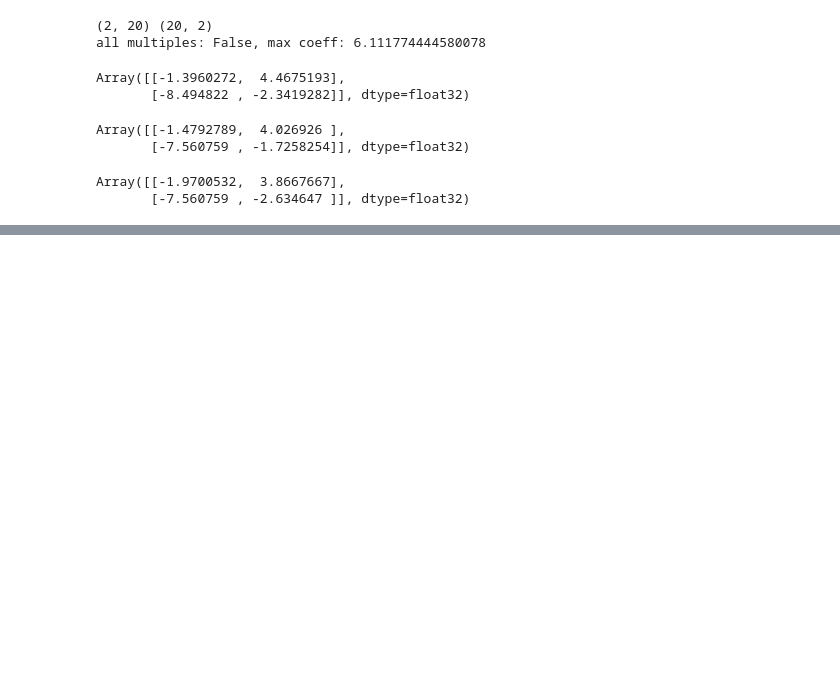
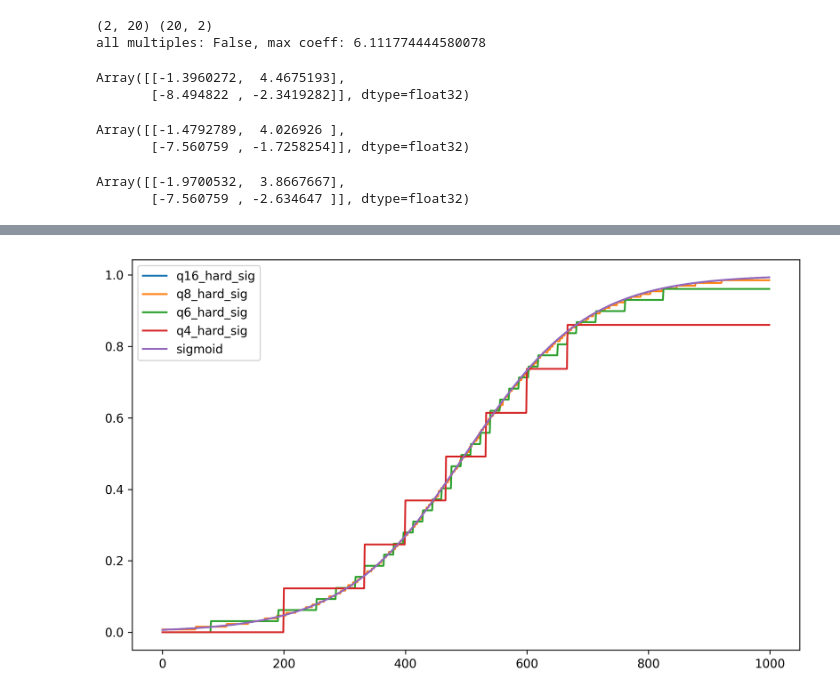
Before and after one commit to kmheckel/Q-S5, a Jupyter notebook: test_aqt.ipynb, the cells around one changed output, grey strips where cells are left out. Cells and saved outputs as stored; diff of their text form; code cells hidden in the pictures; blank space fills up the shorter version.

```diff
--- a/test_aqt.ipynb
+++ b/test_aqt.ipynb
@@ -205,0 +233,21 @@ Array([[-1.9700532,  3.8667667],
+# %%
+quant = lambda q, x: q(x, jnp.ones(1000, dtype=jnp.float32))
+# %%
+qh16 = q_had_maybe(16)
+qh8 = q_had_maybe(8)
+qh6 = q_had_maybe(6)
+qh4 = q_had_maybe(4)
+
+input_data = jnp.linspace(-5,5,1000)
+
+plt.figure(figsize=(10, 6), dpi=300)
+plt.plot(quant(qh16, jax.nn.sigmoid(quant(qh16, input_data))), label='q16_hard_sig')
+plt.plot(quant(qh8,  jax.nn.sigmoid(quant(qh8, input_data))), label='q8_hard_sig')
+plt.plot(quant(qh6,  jax.nn.sigmoid(quant(qh6, input_data))), label='q6_hard_sig')
+plt.plot(quant(qh4,  jax.nn.sigmoid(quant(qh4, input_data))), label='q4_hard_sig')
+plt.plot(jax.nn.sigmoid(input_data), label='sigmoid')
+#plt.plot(jax.nn.hard_sigmoid(input_data), label='hard sigmoid')
+plt.legend()
+plt.show()
+# %% [output]
+[figure, added]
```
Also changed, not shown: parts of 4 cells of this notebook, 1 other file.
